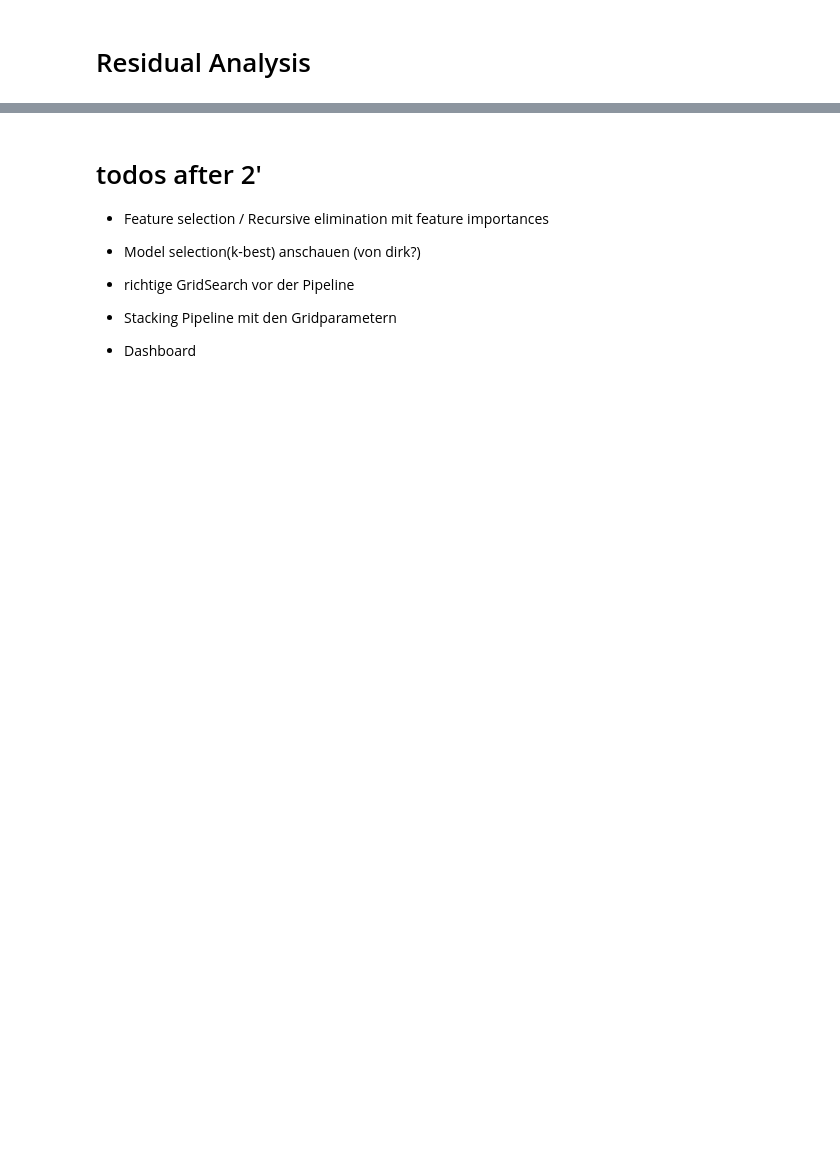
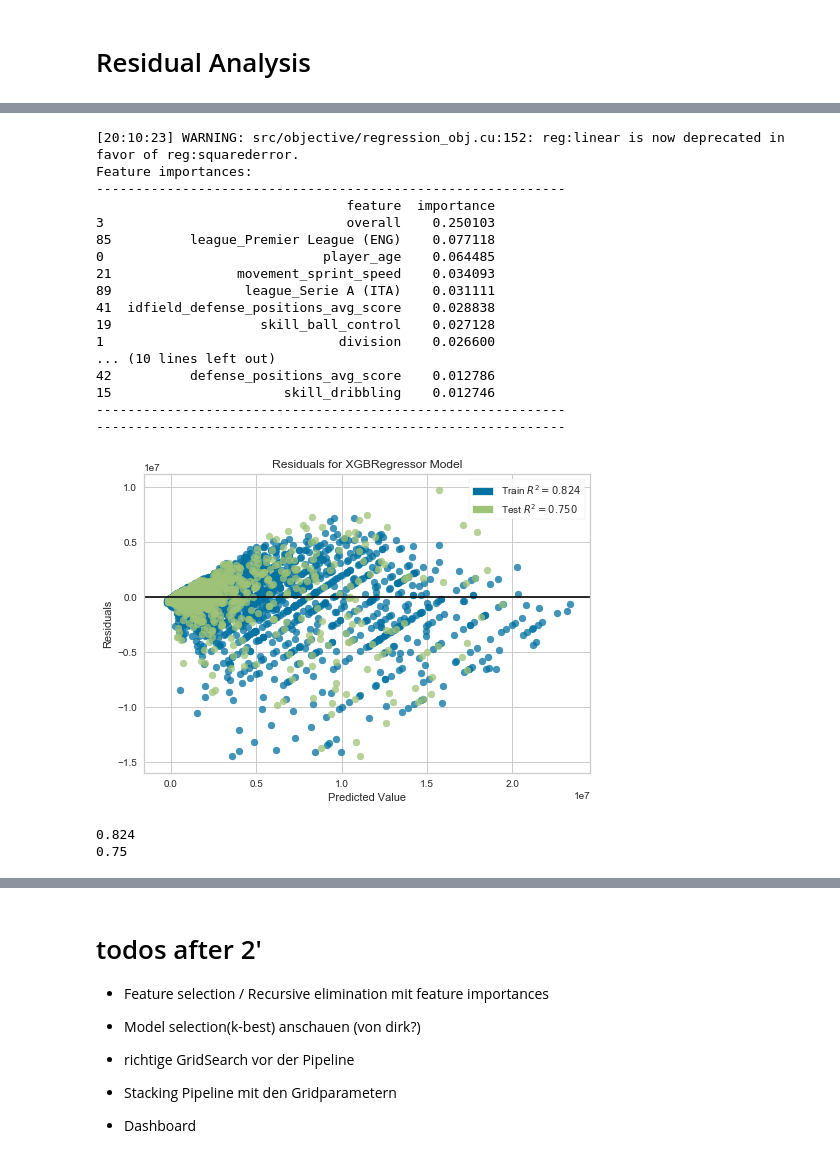
Before and after one commit to fabwerk90/FIFA-20---Market-value-prediction, a Jupyter notebook: i_predictive_algorithms_pipelines.ipynb, the cells around one changed output, grey strips where cells are left out. Drawn from its saved outputs; the diff is of its cells as text; code cells hidden in the pictures; blank space fills up the shorter version.

Commit message:
residual analysis

```diff
--- a/i_predictive_algorithms_pipelines.ipynb
+++ b/i_predictive_algorithms_pipelines.ipynb
@@ -322,5 +365,5 @@ plt.xticks(rotation='vertical');
 # %%
-#
+# Pipeline and predictions for XGB
 ###################################
 # 2.1. train-test-split with remaining 80% of data
 ###################################
@@ -352,7 +395,6 @@ categorical_transformer = Pipeline(steps=[
 ###################################
 # 2.3. Apply column transformer
 ###################################
-
 from sklearn.compose import ColumnTransformer
 
 numerical_features = train_set_fp.select_dtypes(include=['int64', 'float64']).drop(["market_value_in_euro"],axis=1).columns
@@ -366,60 +408,59 @@ preprocessor = ColumnTransformer(
 X_preprocessed = preprocessor.fit_transform(X)
 
 # get column names for feature importances later
-
 numerical_features_names = list(numerical_features)
 encoded_categorical_features = preprocessor.named_transformers_["cat"]["encoder"]
 encoded_categorical_features_names = list(encoded_categorical_features.get_feature_names(categorical_features))
 column_names = numerical_features_names + encoded_categorical_features_names
 
 ###################################
 # 2.4. Fit algorithm
 ###################################
 
 import xgboost as xgb
 
-from sklearn.model_selection import RandomizedSearchCV
-
-param_grid = {
-    'regressor__n_estimators': [50, 100, 200, 250],
-    'regressor__max_features': ['auto', 'sqrt', 'log2'],
-    'regressor__max_depth' : [3,4,5,12,20,30]
-}
-
 
 model = Pipeline(steps=[('preprocessor', preprocessor),
                   ('regressor', xgb.XGBRegressor(random_state=rseed))])
 
-grid = RandomizedSearchCV(model, param_grid, cv=5, scoring="r2", random_state=rseed, n_jobs=-1)
+model.fit(X_train, y_train)
 
-grid.fit(X_train, y_train)
+y_pred_train = model.predict(X_train)
+y_pred_test = model.predict(X_test)
 
-y_pred_train = grid.predict(X_train)
-y_pred_test = grid.predict(X_test)
-
-
-print("----------------------------------------------------------------------------------------------------------")
-print("----------------------------------------------------------------------------------------------------------")
-print("Best hyperparameters:")
-print(grid.best_params_)
-print("-----------------------")
-print("Best estimator score:")
-print(grid.best_score_)
-print("-----------------------")
 
 # features importances
 
-feature_importances = grid.best_estimator_.named_steps["regressor"].feature_importances_
+feature_importances = model.named_steps["regressor"].feature_importances_
 feat_imp_df = pd.DataFrame({'feature':column_names,'importance':feature_importances})
 feat_imp_df = feat_imp_df.sort_values(by='importance', ascending=False)
 print("Feature importances:")
 print("------------------------------------------------------------")
 print(feat_imp_df.head(20))
 print("------------------------------------------------------------")
 print("------------------------------------------------------------")
 # Visualization of residuals
 
 from yellowbrick.regressor import residuals_plot
 from yellowbrick.datasets import load_concrete
 
-viz = residuals_plot(grid, X_train, y_train, X_test, y_test, hist=False)
+viz = residuals_plot(model, X_train, y_train, X_test, y_test, hist=False)
+# %% [output]
+[20:10:23] WARNING: src/objective/regression_obj.cu:152: reg:linear is now deprecated in favor of reg:squarederror.
+Feature importances:
+------------------------------------------------------------
+                                feature  importance
+3                               overall    0.250103
+85          league_Premier League (ENG)    0.077118
+0                            player_age    0.064485
+21                movement_sprint_speed    0.034093
+89                 league_Serie A (ITA)    0.031111
+41  idfield_defense_positions_avg_score    0.028838
+19                   skill_ball_control    0.027128
+1                              division    0.026600
+... (10 lines left out)
+42          defense_positions_avg_score    0.012786
+15                      skill_dribbling    0.012746
+------------------------------------------------------------
+------------------------------------------------------------
+[figure, added]
@@ -452,3 +491,6 @@ r2_score_test = 1 - (ssr_test/sst_test)
 
 print(round(r2_score_train,3))
 print(round(r2_score_test,3))
+# %% [output]
+0.824
+0.75
```
Also changed, not shown: parts of 26 cells of this notebook.
